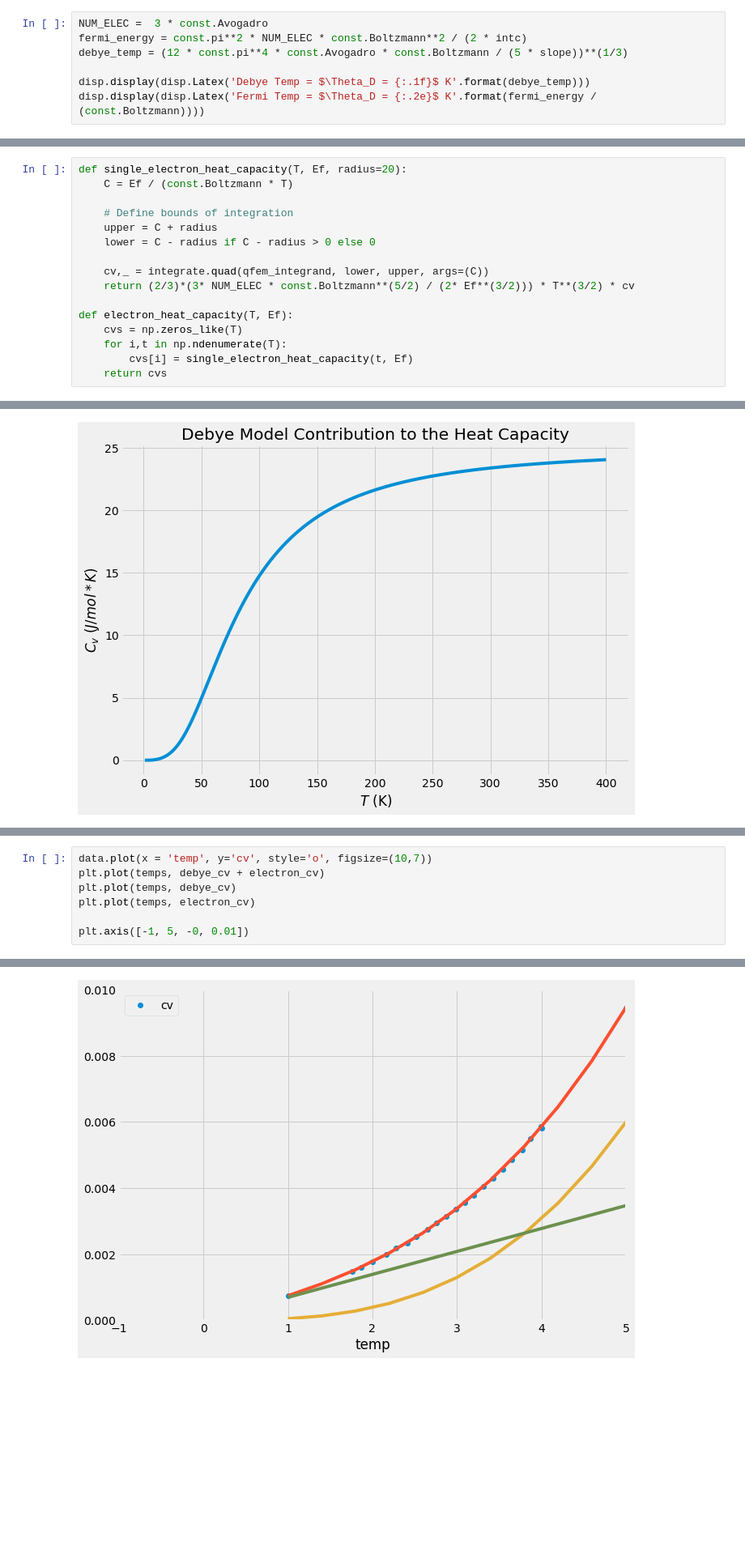
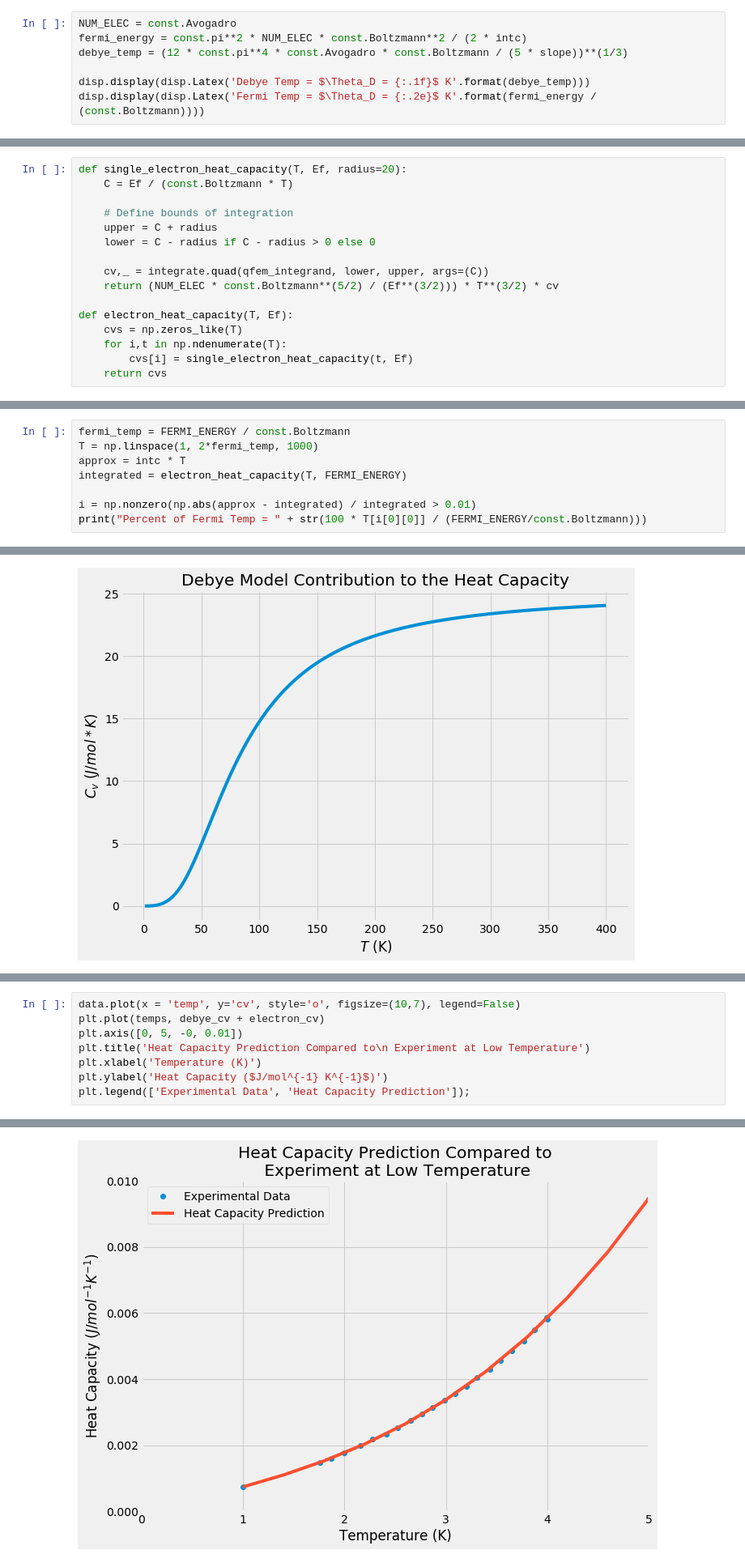
Before and after one commit to lucbouchard1/phys_412, a Jupyter notebook: project.ipynb, the cells around one changed output, grey strips where cells are left out. Shown at 81% size. Cells and saved outputs as stored; diff of their text form; blank space fills up the shorter version.

```diff
--- a/project.ipynb
+++ b/project.ipynb
@@ -115,7 +115,7 @@ plt.gca().text(10, 0.00175, '$C_v\ /\ T = ({:.2e})T^2 + ({:.2e})$'.format(slope,
 # %% [markdown]
 We can now use equation (6) with the slope and intercept of the fit line to find the Fermi energy and the Debye temperature:
 # %%
-NUM_ELEC =  3 * const.Avogadro
+NUM_ELEC = const.Avogadro
 fermi_energy = const.pi**2 * NUM_ELEC * const.Boltzmann**2 / (2 * intc)
 debye_temp = (12 * const.pi**4 * const.Avogadro * const.Boltzmann / (5 * slope))**(1/3)
 
@@ -172,7 +172,7 @@ def single_electron_heat_capacity(T, Ef, radius=20):
     lower = C - radius if C - radius > 0 else 0
 
     cv,_ = integrate.quad(qfem_integrand, lower, upper, args=(C))
-    return (2/3)*(3* NUM_ELEC * const.Boltzmann**(5/2) / (2* Ef**(3/2))) * T**(3/2) * cv
+    return (NUM_ELEC * const.Boltzmann**(5/2) / (Ef**(3/2))) * T**(3/2) * cv
 
 def electron_heat_capacity(T, Ef):
     cvs = np.zeros_like(T)
@@ -209,0 +200,8 @@ plt.plot(approx)
+# %%
+fermi_temp = FERMI_ENERGY / const.Boltzmann
+T = np.linspace(1, 2*fermi_temp, 1000)
+approx = intc * T
+integrated = electron_heat_capacity(T, FERMI_ENERGY)
+
+i = np.nonzero(np.abs(approx - integrated) / integrated > 0.01)
+print("Percent of Fermi Temp = " + str(100 * T[i[0][0]] / (FERMI_ENERGY/const.Boltzmann)))
@@ -285,8 +279,9 @@ plt.plot([0, 400], 3*np.array([const.R, const.R]), linewidth=1)
 # %%
-data.plot(x = 'temp', y='cv', style='o', figsize=(10,7))
+data.plot(x = 'temp', y='cv', style='o', figsize=(10,7), legend=False)
 plt.plot(temps, debye_cv + electron_cv)
-plt.plot(temps, debye_cv)
-plt.plot(temps, electron_cv)
-
-plt.axis([-1, 5, -0, 0.01])
+plt.axis([0, 5, -0, 0.01])
+plt.title('Heat Capacity Prediction Compared to\n Experiment at Low Temperature')
+plt.xlabel('Temperature (K)')
+plt.ylabel('Heat Capacity ($J/mol^{-1} K^{-1}$)')
+plt.legend(['Experimental Data', 'Heat Capacity Prediction']);
 # %% [output]
@@ -294 +288 @@ plt.axis([-1, 5, -0, 0.01])
-[figure, old version]
+[figure, new version]
```
Also changed, not shown: parts of 13 cells of this notebook, 3 other files.
